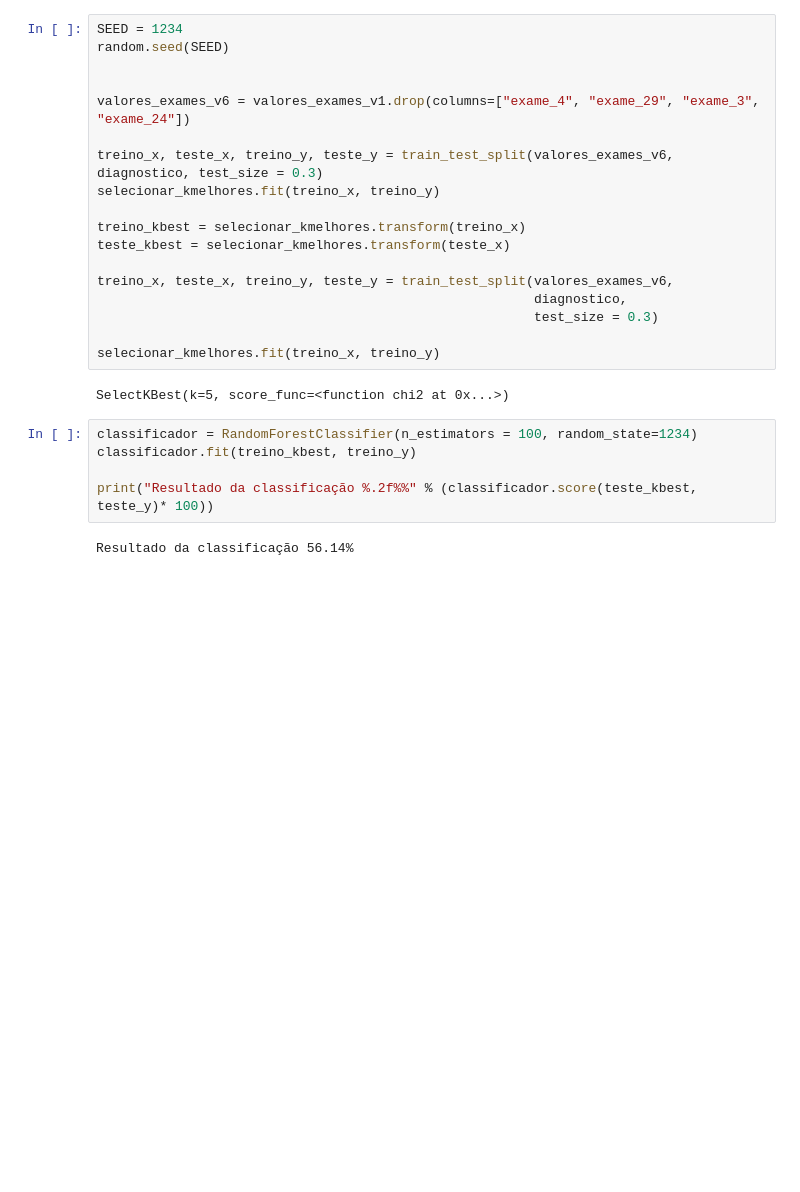
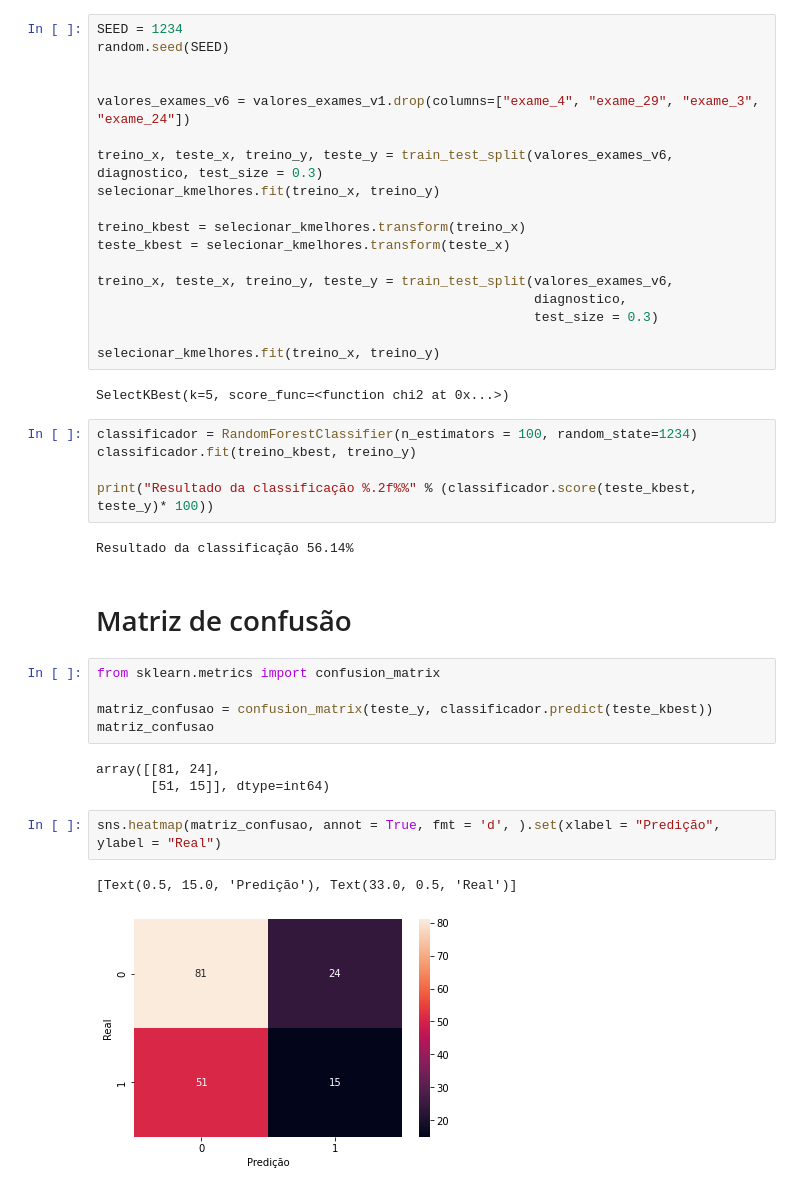
Before and after one commit to matheus7c/data-science, a Jupyter notebook: machine-learning/03-machine-learning-more-dimensions/01-introduction.ipynb, the cells around one changed output. Drawn from its saved outputs; the diff is of its cells as text; blank space fills up the shorter version.

```diff
--- a/machine-learning/03-machine-learning-more-dimensions/01-introduction.ipynb
+++ b/machine-learning/03-machine-learning-more-dimensions/01-introduction.ipynb
@@ -302,3 +302,18 @@ classificador.fit(treino_kbest, treino_y)
 print("Resultado da classificação %.2f%%" % (classificador.score(teste_kbest, teste_y)* 100))
 # %% [output]
 Resultado da classificação 56.14%
+# %% [markdown]
+# Matriz de confusão
+# %%
+from sklearn.metrics import confusion_matrix
+
+matriz_confusao = confusion_matrix(teste_y, classificador.predict(teste_kbest))
+matriz_confusao
+# %% [output]
+array([[81, 24],
+       [51, 15]], dtype=int64)
+# %%
+sns.heatmap(matriz_confusao, annot = True, fmt = 'd', ).set(xlabel = "Predição", ylabel = "Real")
+# %% [output]
+[Text(0.5, 15.0, 'Predição'), Text(33.0, 0.5, 'Real')]
+[figure, added]
```
Also changed, not shown: parts of 15 cells of this notebook.
